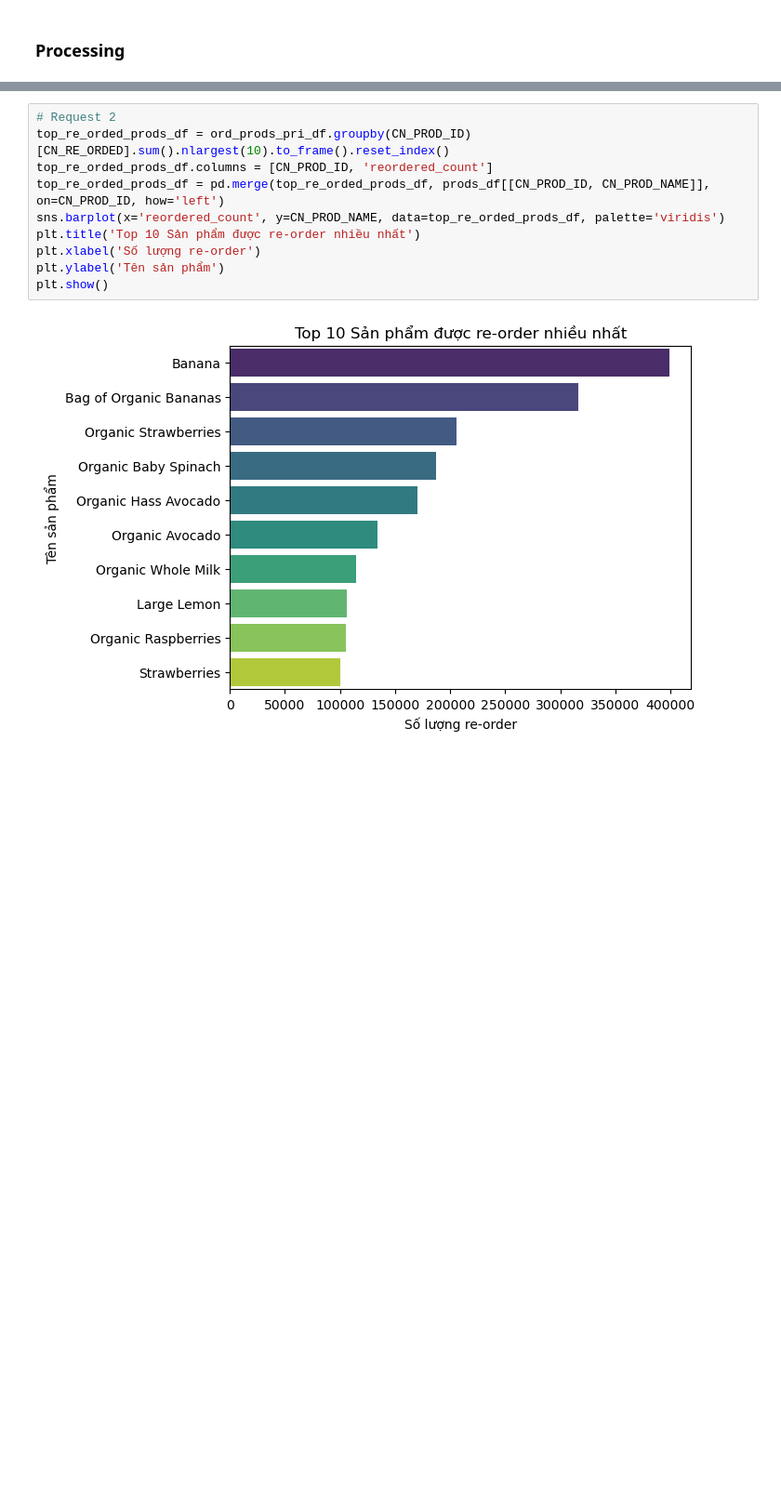
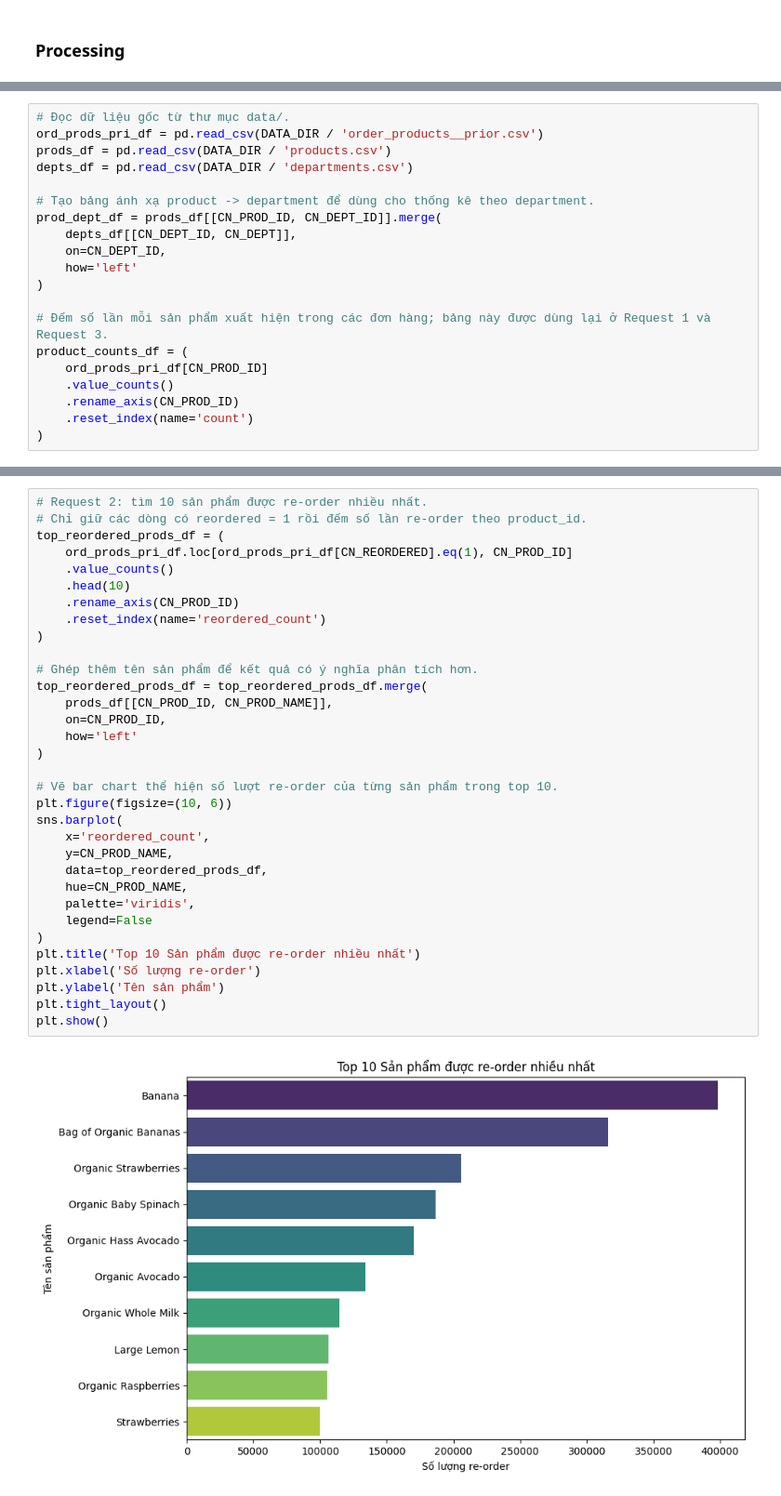
Before and after one commit to Tynab/EDA-Basic, a Jupyter notebook: DA08_BaiTap123_An.ipynb, the cells around one changed output, grey strips where cells are left out. Shown at 93% size. Cells and saved outputs as stored; diff of their text form; blank space fills up the shorter version.

```diff
--- a/DA08_BaiTap123_An.ipynb
+++ b/DA08_BaiTap123_An.ipynb
@@ -37,0 +44,20 @@ depts_df = pd.read_csv('departments.csv')
+# %%
+# Đọc dữ liệu gốc từ thư mục data/.
+ord_prods_pri_df = pd.read_csv(DATA_DIR / 'order_products__prior.csv')
+prods_df = pd.read_csv(DATA_DIR / 'products.csv')
+depts_df = pd.read_csv(DATA_DIR / 'departments.csv')
+
+# Tạo bảng ánh xạ product -> department để dùng cho thống kê theo department.
+prod_dept_df = prods_df[[CN_PROD_ID, CN_DEPT_ID]].merge(
+    depts_df[[CN_DEPT_ID, CN_DEPT]],
+    on=CN_DEPT_ID,
+    how='left'
+)
+
+# Đếm số lần mỗi sản phẩm xuất hiện trong các đơn hàng; bảng này được dùng lại ở Request 1 và Request 3.
+product_counts_df = (
+    ord_prods_pri_df[CN_PROD_ID]
+    .value_counts()
+    .rename_axis(CN_PROD_ID)
+    .reset_index(name='count')
+)
@@ -50,12 +99,35 @@ plt.show()
 # %%
-# Request 2
-top_re_orded_prods_df = ord_prods_pri_df.groupby(CN_PROD_ID)[CN_RE_ORDED].sum().nlargest(10).to_frame().reset_index()
-top_re_orded_prods_df.columns = [CN_PROD_ID, 'reordered_count']
-top_re_orded_prods_df = pd.merge(top_re_orded_prods_df, prods_df[[CN_PROD_ID, CN_PROD_NAME]], on=CN_PROD_ID, how='left')
-sns.barplot(x='reordered_count', y=CN_PROD_NAME, data=top_re_orded_prods_df, palette='viridis')
+# Request 2: tìm 10 sản phẩm được re-order nhiều nhất.
+# Chỉ giữ các dòng có reordered = 1 rồi đếm số lần re-order theo product_id.
+top_reordered_prods_df = (
+    ord_prods_pri_df.loc[ord_prods_pri_df[CN_REORDERED].eq(1), CN_PROD_ID]
+    .value_counts()
+    .head(10)
+    .rename_axis(CN_PROD_ID)
+    .reset_index(name='reordered_count')
+)
+
+# Ghép thêm tên sản phẩm để kết quả có ý nghĩa phân tích hơn.
+top_reordered_prods_df = top_reordered_prods_df.merge(
+    prods_df[[CN_PROD_ID, CN_PROD_NAME]],
+    on=CN_PROD_ID,
+    how='left'
+)
+
+# Vẽ bar chart thể hiện số lượt re-order của từng sản phẩm trong top 10.
+plt.figure(figsize=(10, 6))
+sns.barplot(
+    x='reordered_count',
+    y=CN_PROD_NAME,
+    data=top_reordered_prods_df,
+    hue=CN_PROD_NAME,
+    palette='viridis',
+    legend=False
+)
 plt.title('Top 10 Sản phẩm được re-order nhiều nhất')
 plt.xlabel('Số lượng re-order')
 plt.ylabel('Tên sản phẩm')
+plt.tight_layout()
 plt.show()
 # %% [output]
-[figure, old version]
+[figure, new version]
```
Also changed, not shown: parts of 18 cells of this notebook, 4 other files.
